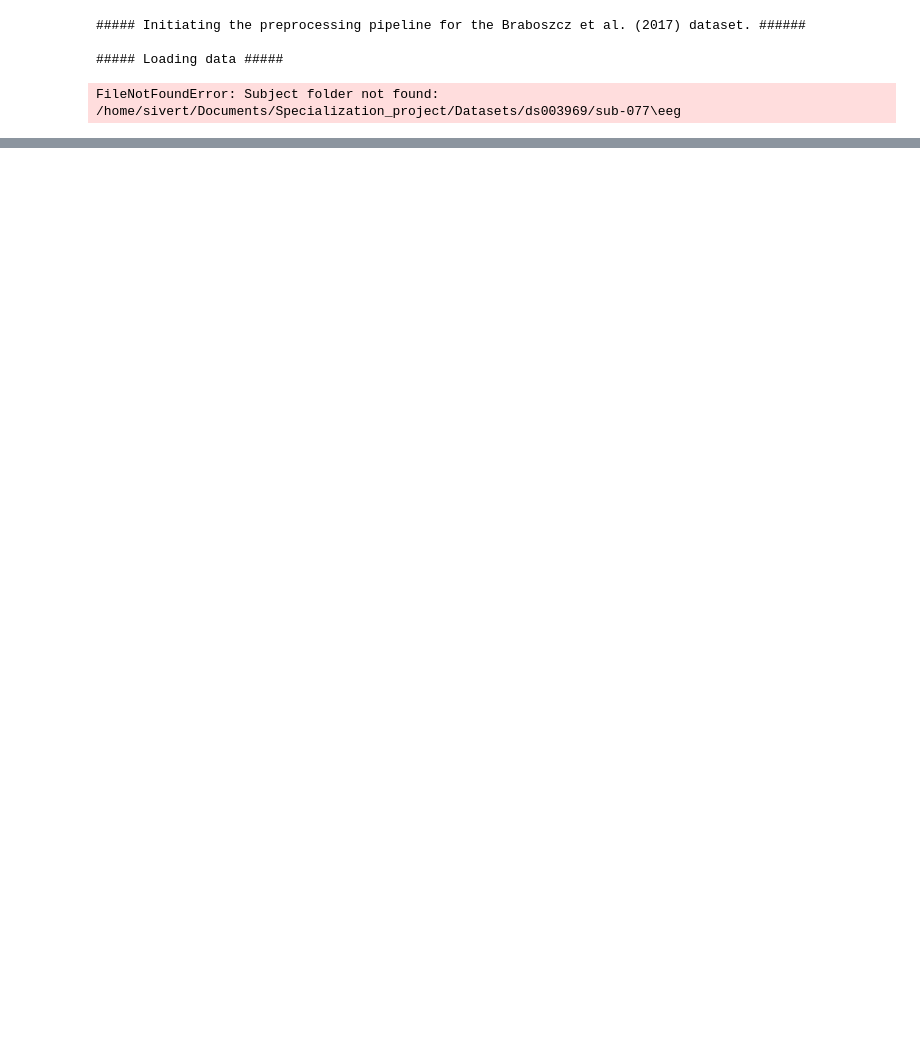
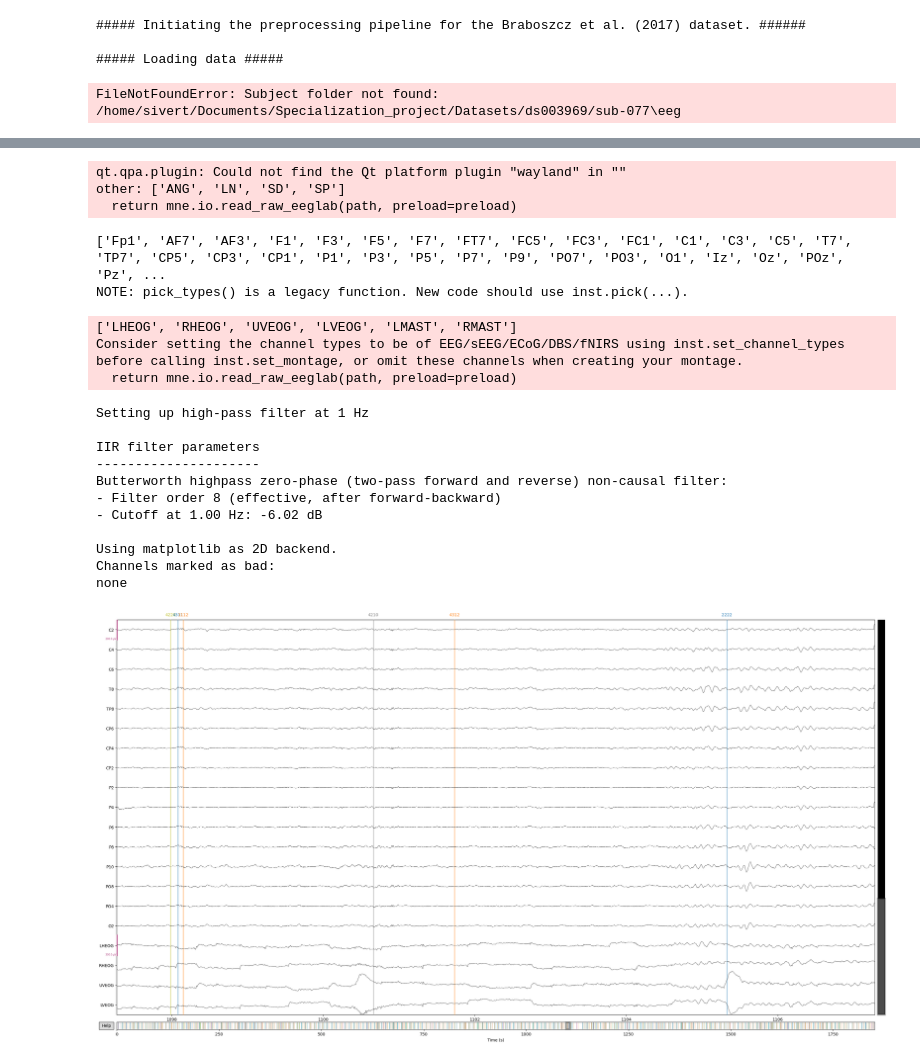
Before and after one commit to sivertbk/Master_AttentionalDirectionResearch, a Jupyter notebook: notebooks/braboszcz2017/blabla_delete_later.ipynb, the cells around one changed output, grey strips where cells are left out. Cells and saved outputs as stored; diff of their text form; code cells hidden in the pictures; blank space fills up the shorter version.

```diff
--- a/notebooks/braboszcz2017/blabla_delete_later.ipynb
+++ b/notebooks/braboszcz2017/blabla_delete_later.ipynb
@@ -242,0 +246,50 @@ Channels marked as bad:
+# %%
+from utils.file_io import load_raw_data, load_bad_channels
+from utils.preprocessing_tools import prepare_raw_data
+from utils.config import DATASETS
+import utils.config as config
+
+%matplotlib qt
+
+DATASET = DATASETS['touryan2022']
+path_derivatives = DATASET.path_derivatives
+subject = 1
+run = 2
+
+# bad_chs = load_bad_channels(
+#         save_dir=path_derivatives,
+#         dataset=DATASET.f_name,
+#         subject=subject,
+#         run=run
+#     )
+
+raw = load_raw_data(dataset=DATASET, subject=subject, run=run)
+
+print(raw.info['ch_names'])
+
+raw = prepare_raw_data(raw, dataset=DATASET, eeg_settings=config.EEG_SETTINGS)
+
+#raw.info['bads'] = bad_chs
+
+raw.plot(highpass=1, scalings=dict(eeg=100e-6), lowpass=None, block=True)
+# %% [output]
+qt.qpa.plugin: Could not find the Qt platform plugin "wayland" in ""
+other: ['ANG', 'LN', 'SD', 'SP']
+  return mne.io.read_raw_eeglab(path, preload=preload)
+['Fp1', 'AF7', 'AF3', 'F1', 'F3', 'F5', 'F7', 'FT7', 'FC5', 'FC3', 'FC1', 'C1', 'C3', 'C5', 'T7', 'TP7', 'CP5', 'CP3', 'CP1', 'P1', 'P3', 'P5', 'P7', 'P9', 'PO7', 'PO3', 'O1', 'Iz', 'Oz', 'POz', 'Pz', ...
+NOTE: pick_types() is a legacy function. New code should use inst.pick(...).
+['LHEOG', 'RHEOG', 'UVEOG', 'LVEOG', 'LMAST', 'RMAST']
+Consider setting the channel types to be of EEG/sEEG/ECoG/DBS/fNIRS using inst.set_channel_types before calling inst.set_montage, or omit these channels when creating your montage.
+  return mne.io.read_raw_eeglab(path, preload=preload)
+Setting up high-pass filter at 1 Hz
+
+IIR filter parameters
+---------------------
+Butterworth highpass zero-phase (two-pass forward and reverse) non-causal filter:
+- Filter order 8 (effective, after forward-backward)
+- Cutoff at 1.00 Hz: -6.02 dB
+
+Using matplotlib as 2D backend.
+Channels marked as bad:
+none
+[figure, added]
```
Also changed, not shown: parts of 2 cells of this notebook, 10 other files.
